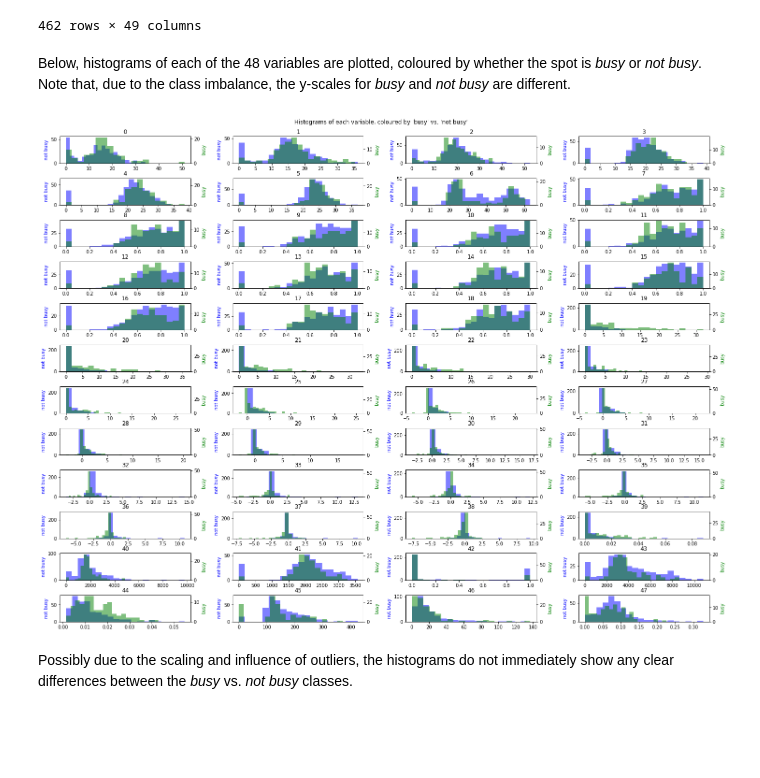
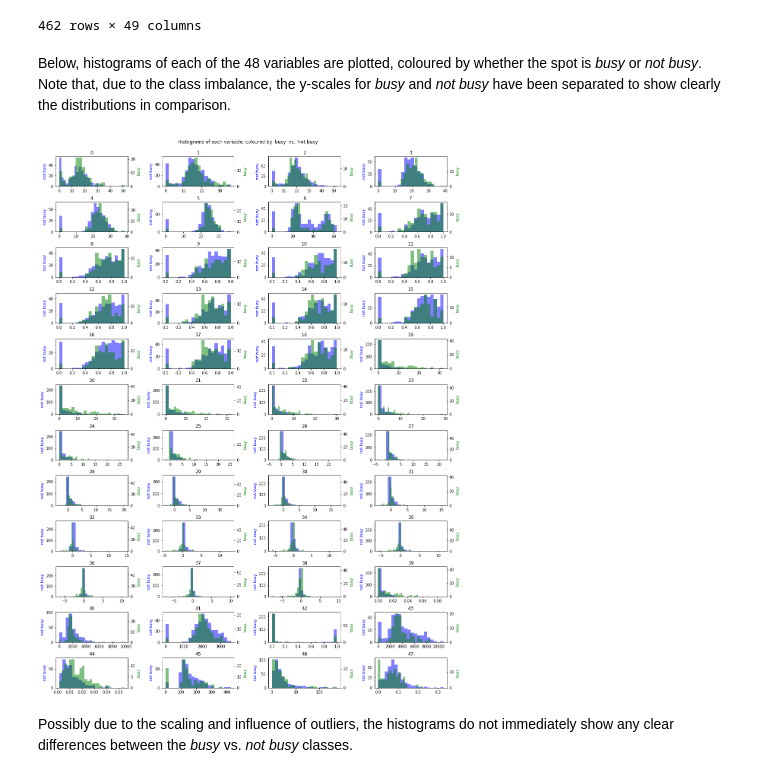
Before and after one commit to nanna273/MLEndLS_AB, a Jupyter notebook: ECS7020P_miniproject_advanced.ipynb, the cells around one changed output. Cells and saved outputs as stored; diff of their text form; code cells hidden in the pictures; blank space fills up the shorter version.

```diff
--- a/ECS7020P_miniproject_advanced.ipynb
+++ b/ECS7020P_miniproject_advanced.ipynb
@@ -505,26 +475,26 @@ df_unscaled
 | 0495.wav | 13.282529 | 16.591863 | 18.415176 | 20.456888 | 21.722750 | 25.031511 | 59.808011 | 0.432698 | 0.341458 | 0.495904 | ... | ... |
 462 rows × 49 columns
 # %% [markdown]
-Below, histograms of each of the 48 variables are plotted, coloured by whether the spot is *busy* or *not busy*. Note that, due to the class imbalance, the y-scales for *busy* and *not busy* are different.
+Below, histograms of each of the 48 variables are plotted, coloured by whether the spot is *busy* or *not busy*. Note that, due to the class imbalance, the y-scales for *busy* and *not busy* have been separated to show clearly the distributions in comparison.
 # %%
-fig, axs = plt.subplots(12, 4, figsize=(20,15))
-fig.tight_layout(w_pad=6)
+fig, axs = plt.subplots(12, 4, figsize=(15,20))
+fig.tight_layout(w_pad=6, h_pad=2)
 fig.suptitle('Histograms of each variable, coloured by \'busy\' vs. \'not busy\'', y=1.02)
 
 for i in range(48):
   ax1 = axs[i//4, i%4]
   ax2 = ax1.twinx()
   ax1.hist(df_unscaled.iloc[:,i].loc[df_unscaled['busy']==False],
                       bins=20, color='b', alpha=0.5)
   ax2.hist(df_unscaled.iloc[:,i].loc[df_unscaled['busy']==True],
                       bins=20, color='g', alpha=0.5)
   ax1.set_ylabel('not busy', color='b')
   ax2.set_ylabel('busy', color='g')
   ax1.set_title(i)
 
 plt.show()
 # %% [output]
-[figure, old version]
+[figure, new version]
 # %% [markdown]
 Possibly due to the scaling and influence of outliers, the histograms do not immediately show any clear differences between the *busy* vs. *not busy* classes.
 # %% [markdown]
```
Also changed, not shown: parts of 61 cells of this notebook.
